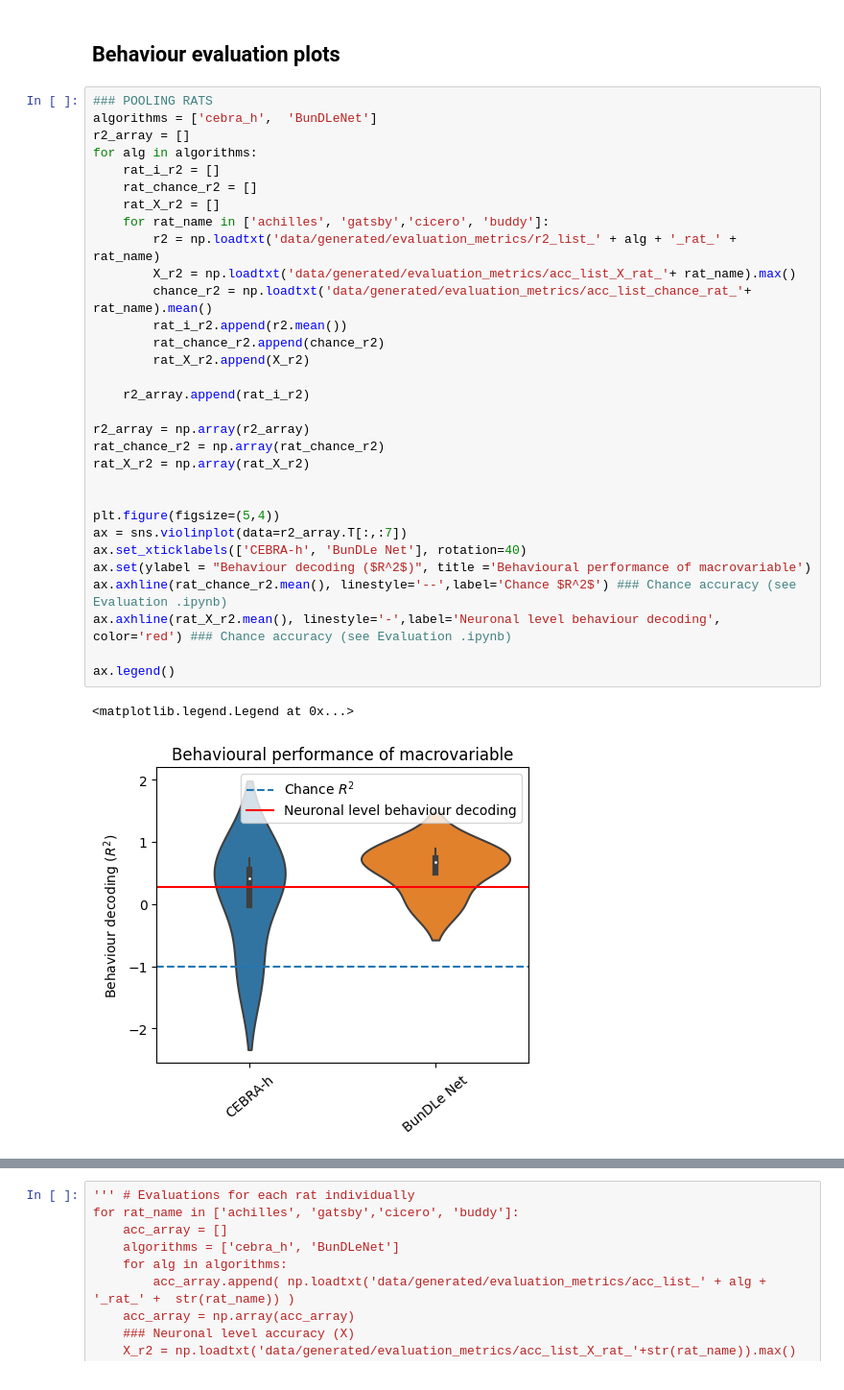
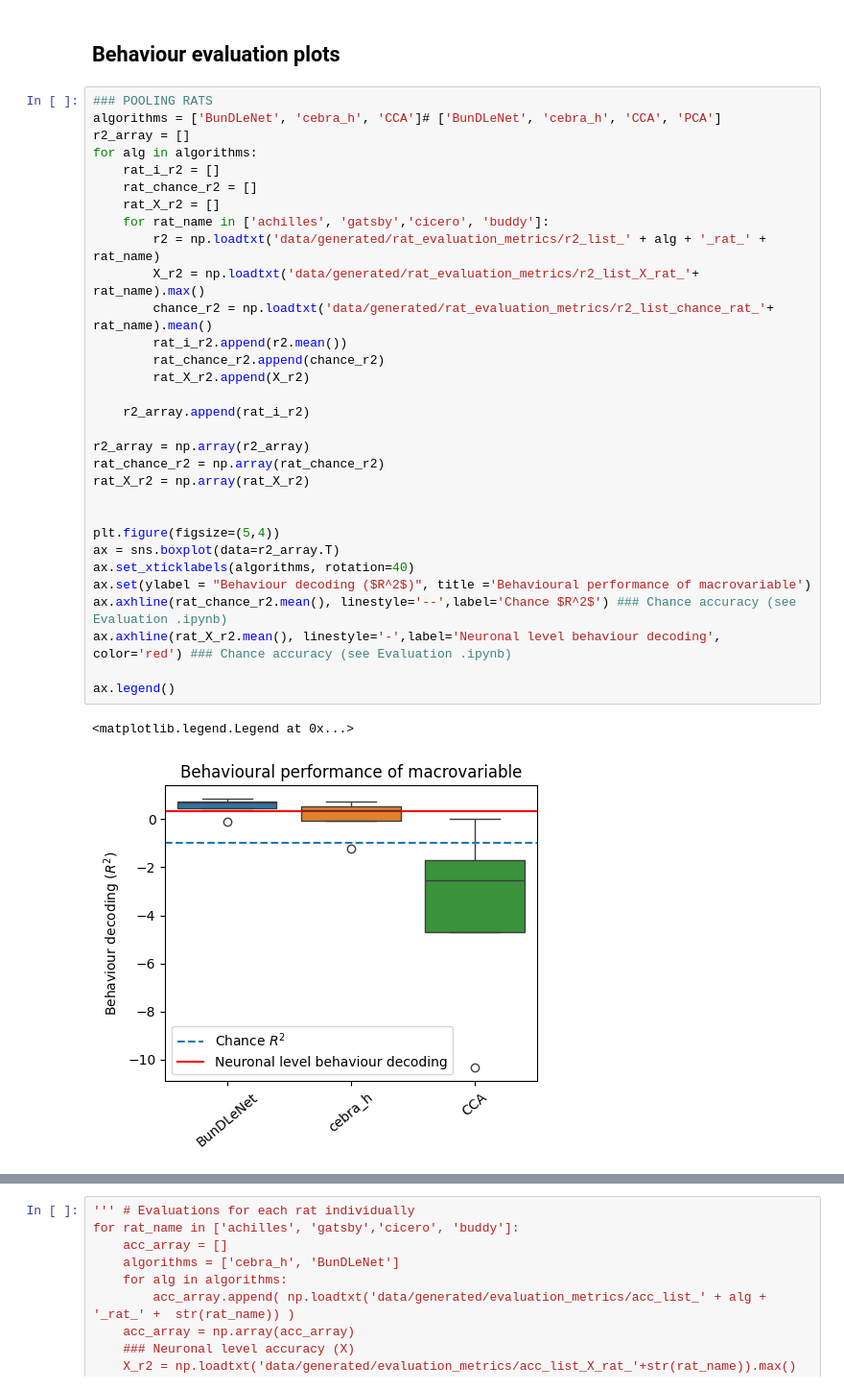
Before and after one commit to akshey-kumar/comparison-algorithms, a Jupyter notebook: rat_embedding_evaluation/plotting.ipynb, the cells around one changed output, grey strips where cells are left out. Shown at 96% size. Drawn from its saved outputs; the diff is of its cells as text.

```diff
--- a/rat_embedding_evaluation/plotting.ipynb
+++ b/rat_embedding_evaluation/plotting.ipynb
@@ -9,38 +13,38 @@ os.chdir('..')
 ## Behaviour evaluation plots
 # %%
 ### POOLING RATS
-algorithms = ['cebra_h',  'BunDLeNet']
+algorithms = ['BunDLeNet', 'cebra_h', 'CCA']# ['BunDLeNet', 'cebra_h', 'CCA', 'PCA']
 r2_array = []
 for alg in algorithms:
     rat_i_r2 = []
     rat_chance_r2 = []
     rat_X_r2 = []
     for rat_name in ['achilles', 'gatsby','cicero', 'buddy']:
-        r2 = np.loadtxt('data/generated/evaluation_metrics/r2_list_' + alg + '_rat_' +   rat_name)
-        X_r2 = np.loadtxt('data/generated/evaluation_metrics/acc_list_X_rat_'+ rat_name).max()
-        chance_r2 = np.loadtxt('data/generated/evaluation_metrics/acc_list_chance_rat_'+ rat_name).mean()
+        r2 = np.loadtxt('data/generated/rat_evaluation_metrics/r2_list_' + alg + '_rat_' +   rat_name)
+        X_r2 = np.loadtxt('data/generated/rat_evaluation_metrics/r2_list_X_rat_'+ rat_name).max()
+        chance_r2 = np.loadtxt('data/generated/rat_evaluation_metrics/r2_list_chance_rat_'+ rat_name).mean()
         rat_i_r2.append(r2.mean())
         rat_chance_r2.append(chance_r2)
         rat_X_r2.append(X_r2)
 
     r2_array.append(rat_i_r2)
 
 r2_array = np.array(r2_array)
 rat_chance_r2 = np.array(rat_chance_r2)
 rat_X_r2 = np.array(rat_X_r2)
 
 
 plt.figure(figsize=(5,4))
-ax = sns.violinplot(data=r2_array.T[:,:7])
-ax.set_xticklabels(['CEBRA-h', 'BunDLe Net'], rotation=40)
+ax = sns.boxplot(data=r2_array.T)
+ax.set_xticklabels(algorithms, rotation=40)
 ax.set(ylabel = "Behaviour decoding ($R^2$)", title ='Behavioural performance of macrovariable')
 ax.axhline(rat_chance_r2.mean(), linestyle='--',label='Chance $R^2$') ### Chance accuracy (see Evaluation .ipynb)
 ax.axhline(rat_X_r2.mean(), linestyle='-',label='Neuronal level behaviour decoding', color='red') ### Chance accuracy (see Evaluation .ipynb)
 
 ax.legend()
 # %% [output]
 <matplotlib.legend.Legend at 0x...>
-[figure, old version]
+[figure, new version]
 # %%
 sns.set_style("whitegrid")
 color_palette = sns.color_palette("Set3")
```
Also changed, not shown: parts of 4 cells of this notebook, 50 other files.
